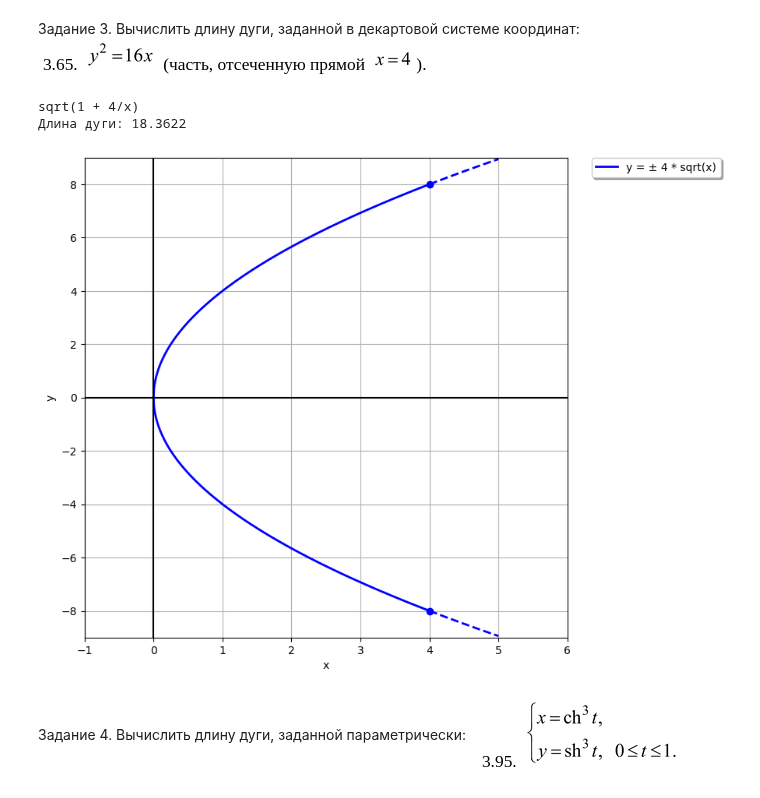
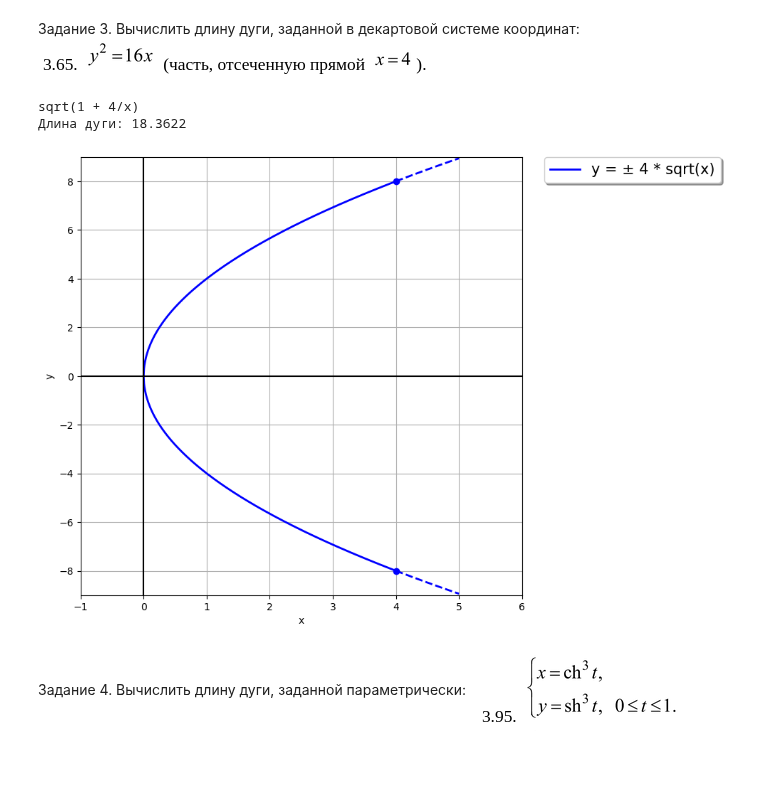
Before and after one commit to Jrvvv/Math_With_Py, a Jupyter notebook: math/TotalWork1/TotalWork1.ipynb, the cells around one changed output. Saved outputs shown, nothing was run; the diff lists cells and outputs as text; code cells hidden in the pictures; blank space fills up the shorter version.

```diff
--- a/math/TotalWork1/TotalWork1.ipynb
+++ b/math/TotalWork1/TotalWork1.ipynb
@@ -104,35 +104,35 @@ y2_orig = -1 * np.sqrt(x_orig) * 4
 
 plt.figure(figsize=(8, 8))
 
 handle1, = plt.plot(x_orig, y1_orig, color='b', linewidth=2.0, label='y = ± 4 * sqrt(x)')
 handle2, = plt.plot(x_orig, y2_orig, color='b', linewidth=2.0)
 handle3, = plt.plot(x_full, np.sqrt(x_full) * 4, color='b', linestyle = '--', linewidth=2.0)
 handle4, = plt.plot(x_full, -1 * np.sqrt(x_full) * 4, color='b', linestyle = '--', linewidth=2.0)
 
 plt.xlabel('x')
 plt.ylabel('y')
 
 plt.axvline(x = 0, color = 'k')
 plt.axhline(y = 0, color = 'k')
 
 plt.plot(4, 4 * np.sqrt(4), 'bo')
 plt.plot(4, -4 * np.sqrt(4), 'bo')
 
 plt.legend()
 plt.legend(bbox_to_anchor=(1.05, 1), loc='upper left',
-           borderaxespad=0.0, shadow=True)
+           borderaxespad=0.0, shadow=True, fontsize="15")
 
 # plt.axis('square')
 
 plt.axis([-1, 6, -9, 9])
 
 plt.grid()
 
 plt.show()
 # %% [output]
 sqrt(1 + 4/x)
 Длина дуги: 18.3622
-[figure, old version]
+[figure, new version]
 # %% [markdown]
 Задание 4. Вычислить длину дуги, заданной параметрически: ![image.png](attachment:image.png)
 # %%
```
Also changed, not shown: parts of 5 cells of this notebook.
